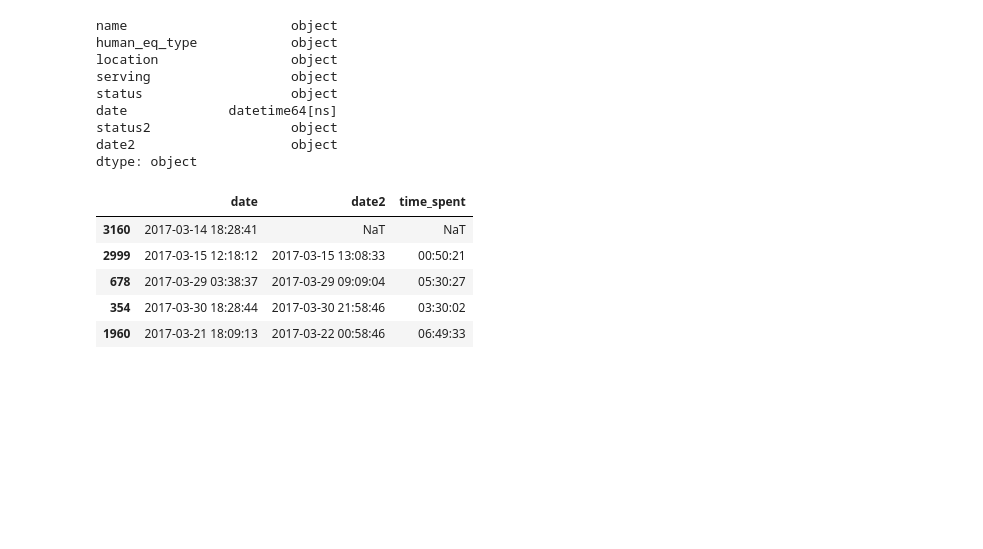
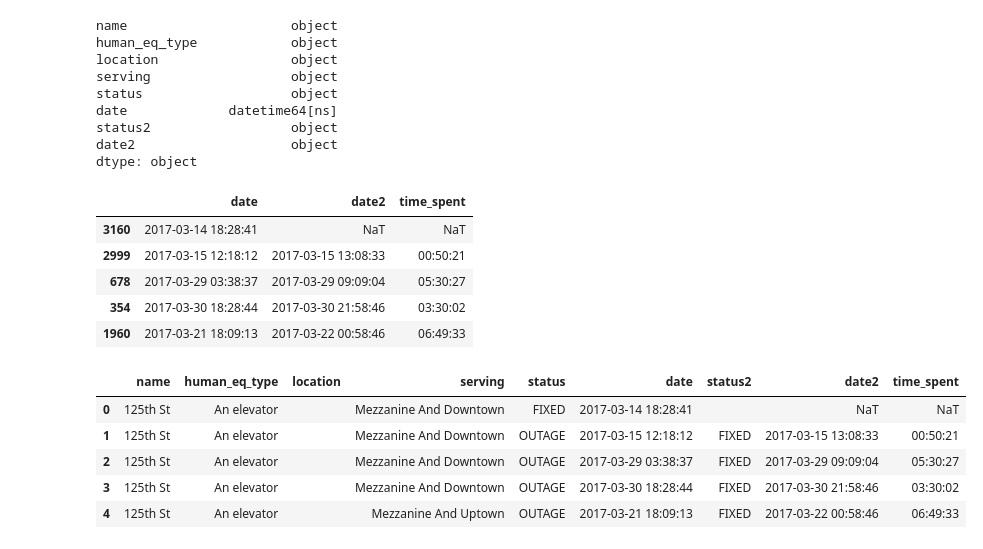
Before and after one commit to Data4Democracy/nyc-accessibility, a Jupyter notebook: Cleaning NYC Accessible Twitter Data.ipynb, the cells around one changed output. Cells and saved outputs as stored; diff of their text form; code cells hidden in the pictures; blank space fills up the shorter version.

Commit message:
Cleaned the notebook for readability, removed index col from data

```diff
--- a/Cleaning NYC Accessible Twitter Data.ipynb
+++ b/Cleaning NYC Accessible Twitter Data.ipynb
@@ -543,4 +518,15 @@ df[['date', 'date2', 'time_spent']].head()
 | 678 | 2017-03-29 03:38:37 | 2017-03-29 09:09:04 | 05:30:27 |
 | 354 | 2017-03-30 18:28:44 | 2017-03-30 21:58:46 | 03:30:02 |
 | 1960 | 2017-03-21 18:09:13 | 2017-03-22 00:58:46 | 06:49:33 |
+# %%
+# get reset index
+df.reset_index(drop = True, inplace = True)
+df.head()
+# %% [output]
+|  | name | human_eq_type | location | serving | status | date | status2 | date2 | time_spent |
+| 0 | 125th St | An elevator |  | Mezzanine And Downtown | FIXED | 2017-03-14 18:28:41 |  | NaT | NaT |
+| 1 | 125th St | An elevator |  | Mezzanine And Downtown | OUTAGE | 2017-03-15 12:18:12 | FIXED | 2017-03-15 13:08:33 | 00:50:21 |
+| 2 | 125th St | An elevator |  | Mezzanine And Downtown | OUTAGE | 2017-03-29 03:38:37 | FIXED | 2017-03-29 09:09:04 | 05:30:27 |
+| 3 | 125th St | An elevator |  | Mezzanine And Downtown | OUTAGE | 2017-03-30 18:28:44 | FIXED | 2017-03-30 21:58:46 | 03:30:02 |
+| 4 | 125th St | An elevator |  | Mezzanine And Uptown | OUTAGE | 2017-03-21 18:09:13 | FIXED | 2017-03-22 00:58:46 | 06:49:33 |
 # %%
```
Also changed, not shown: parts of 7 cells of this notebook, 1 other file.
